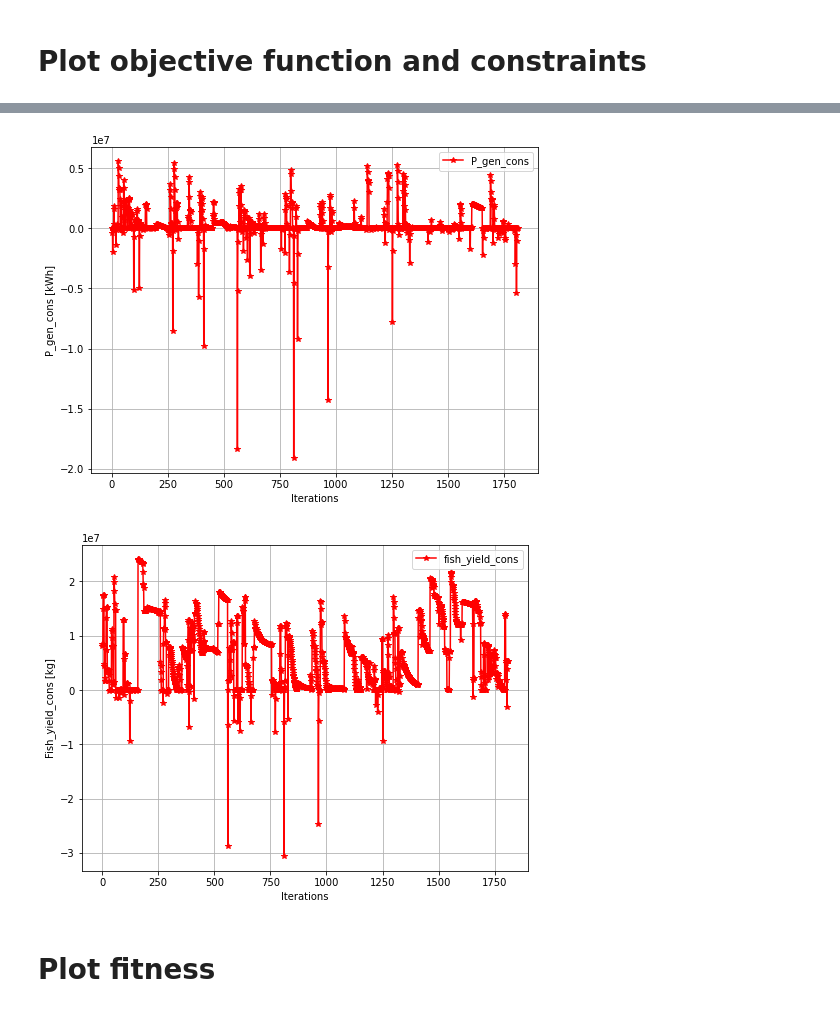
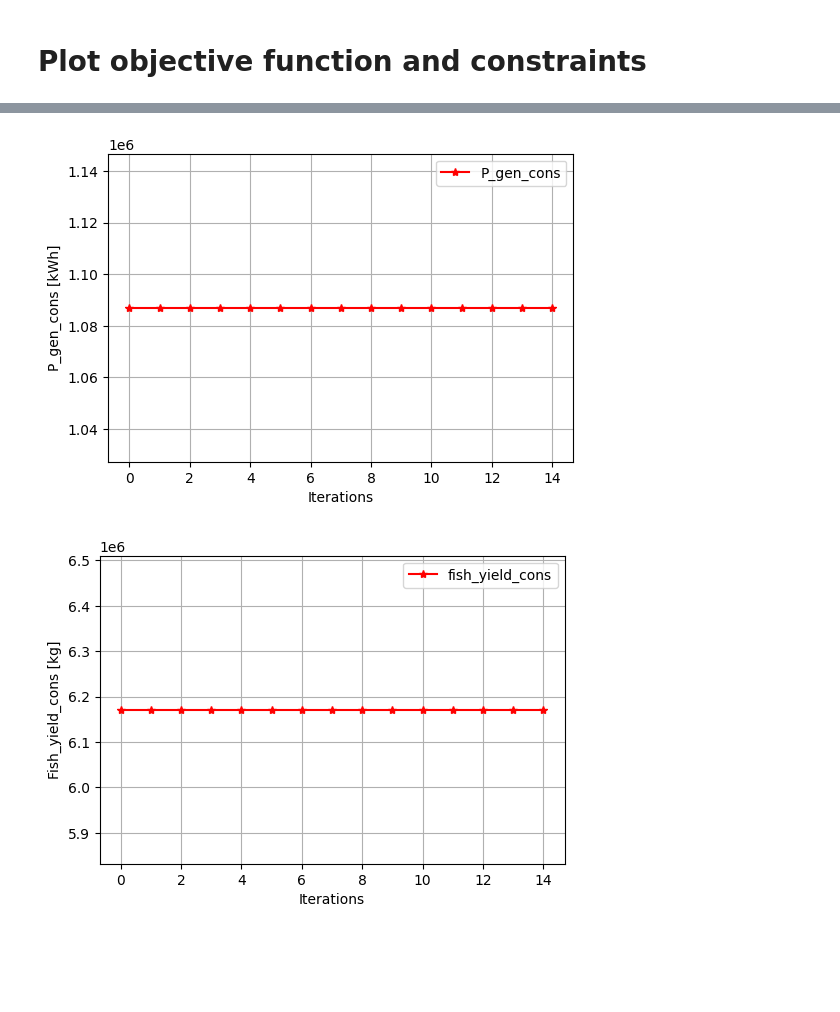
Before and after one commit to symbiotic-engineering/Aquaculture, a Jupyter notebook: run_sim_random_init.ipynb, the cells around one changed output, grey strips where cells are left out. Cells and saved outputs as stored; diff of their text form; code cells hidden in the pictures; blank space fills up the shorter version.

```diff
--- a/run_sim_random_init.ipynb
+++ b/run_sim_random_init.ipynb
@@ -144,14 +177,14 @@ modules.plot_variable(x_opt, x_name, p)
 # %% [markdown]
 # Plot objective function and constraints
 # %%
-total_iter = len(obj_trend)
+total_iter = op_obj.count
 obj_out = np.zeros(total_iter)
-obj_ineq_const = np.zeros([total_iter,len(obj_trend[0][2])])
+obj_ineq_const = np.zeros([total_iter,len(op_obj.ineq[0])])
 for i in range(total_iter):
-    obj_out[i] = obj_trend[i][1]
-    obj_ineq_const[i] = obj_trend[i][2]
+    obj_out[i] = op_obj.f[i]
+    obj_ineq_const[i] = op_obj.ineq[i]
 
-fig, ax = plt.subplots(figsize=(8,6))
+fig, ax = plt.subplots(figsize=(6,4))
 ax.plot(obj_out, label='obj_out', marker='*')
 ax.set(xlabel='Iterations', ylabel='Cost_per_yield [$/kg]')
 ax.legend()
@@ -161,17 +194,15 @@ IndexError: list index out of range
 # %%
-fig, ax = plt.subplots(figsize=(8,6))
+fig, ax = plt.subplots(figsize=(6,4))
 ax.plot(obj_ineq_const[:,0], 'r', label='P_gen_cons', marker='*')
 ax.set(xlabel='Iterations', ylabel='P_gen_cons [kWh]');
 ax.legend()
 ax.grid(True)
 
-fig, ax = plt.subplots(figsize=(8,6))
+fig, ax = plt.subplots(figsize=(6,4))
 ax.plot(obj_ineq_const[:,1], 'r', label='fish_yield_cons', marker='*')
 ax.set(xlabel='Iterations', ylabel='Fish_yield_cons [kg]');
 ax.legend()
 ax.grid(True)
 # %% [output]
-[figure, old version]
+[figure, new version]
-[figure, old version]
+[figure, new version]
-# %% [markdown]
-# Plot fitness
```
Also changed, not shown: parts of 6 cells of this notebook, 3 other files.
